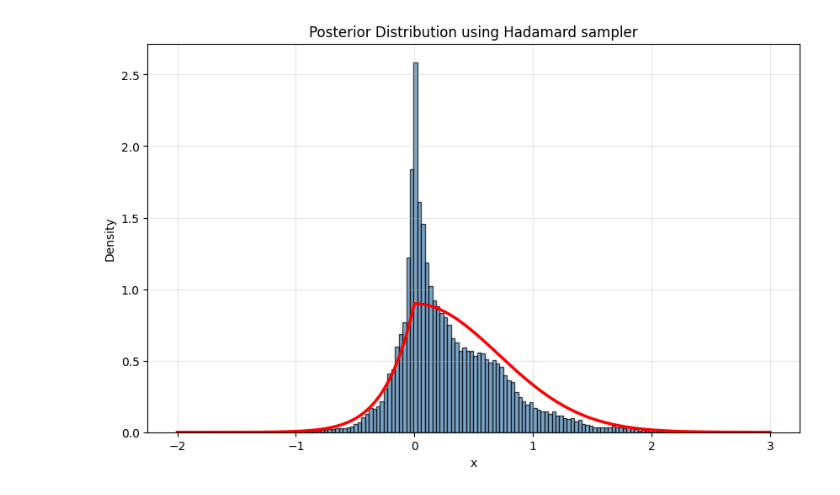
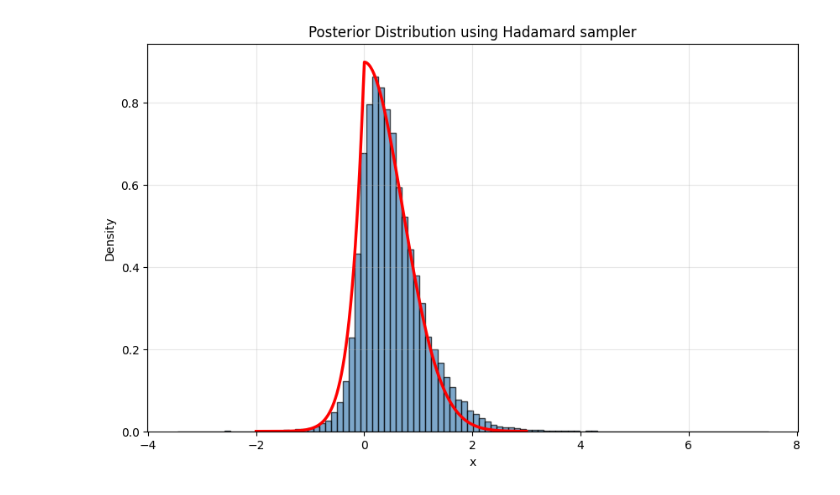
Before and after one commit to triptesh1212/rscam-mcmc-nonsmooth-sampling, a Jupyter notebook: Hadamard_Sampler.ipynb, the cells around one changed output. Cells and saved outputs as stored; diff of their text form; code cells hidden in the pictures.

```diff
--- a/Hadamard_Sampler.ipynb
+++ b/Hadamard_Sampler.ipynb
@@ -73,18 +160,18 @@ def exact_posterior(x):
 
     return pdf / Z
 # %%
-samples_hadamard = hadamard_langevin(Beta=2, Lambda=1, step=0.001, n_samples=50000, burn_in=5000)
+samples_hadamard = hadamard(Beta=2, Lambda=1, step=0.5, n_samples=50000, burn_in=5000)
 
 x_plot = np.linspace(-2, 3, 10000)
 y_exact = exact_posterior(x_plot)
 
 plt.figure(figsize=(10, 6))
-plt.hist(samples_hadamard.flatten(), bins=100, density=True, alpha=0.7, color='steelblue', edgecolor='black')
+plt.hist(samples_hadamard, bins=100, density=True, alpha=0.7, color='steelblue', edgecolor='black')
 plt.plot(x_plot, y_exact, 'r-', linewidth=2.5, label='Exact Posterior')
 plt.xlabel('x')
 plt.ylabel('Density')
 plt.title('Posterior Distribution using Hadamard sampler')
 plt.grid(True, alpha=0.3)
 plt.show()
 # %% [output]
-[figure, old version]
+[figure, new version]
```
Also changed, not shown: parts of 2 cells of this notebook, 1 other file.
